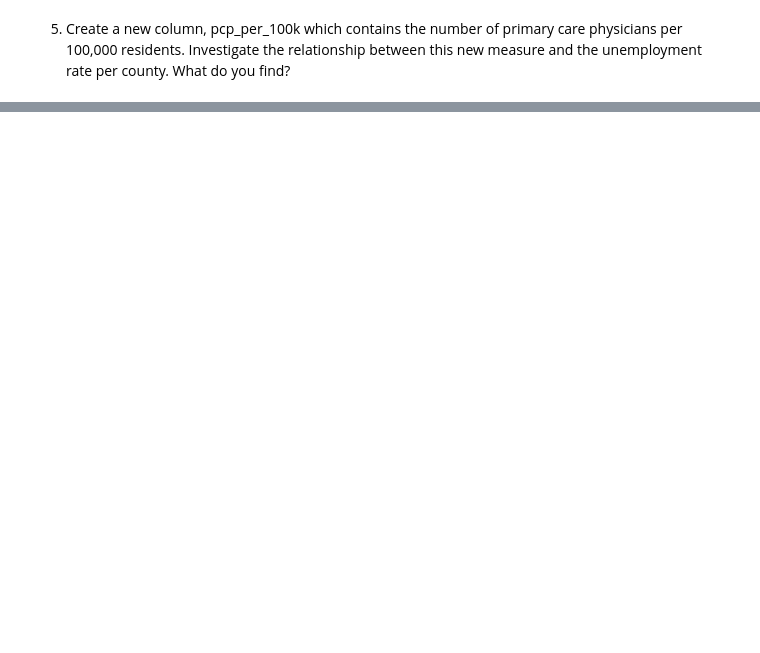
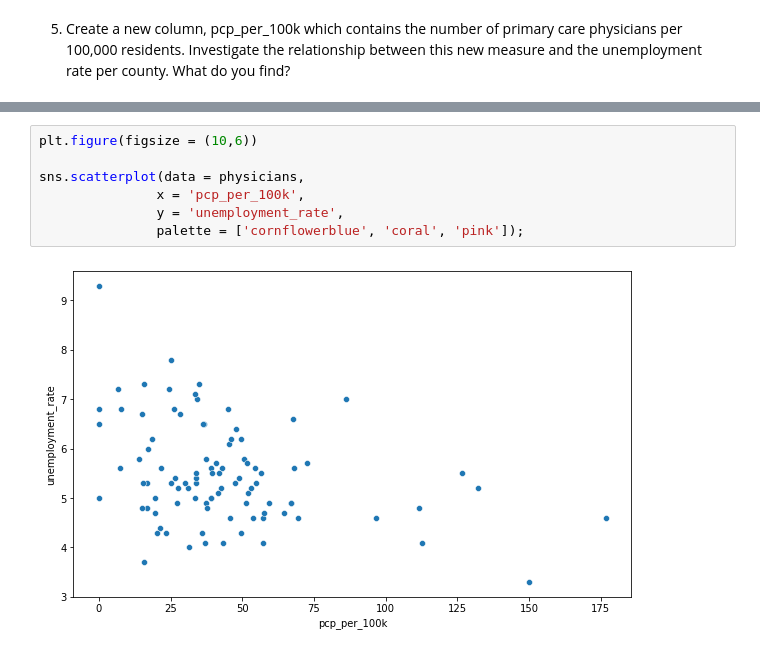
Before and after one commit to zachryje/data-science-essentials-4, a Jupyter notebook: notebooks/week_three_coding_tasks.ipynb, the cells around one changed output, grey strips where cells are left out. Drawn from its saved outputs; the diff is of its cells as text; blank space fills up the shorter version.

```diff
--- a/notebooks/week_three_coding_tasks.ipynb
+++ b/notebooks/week_three_coding_tasks.ipynb
@@ -116,0 +153,9 @@ Name: pcp_per_100k, Length: 633, dtype: float64
+# %%
+plt.figure(figsize = (10,6))
+
+sns.scatterplot(data = physicians,
+               x = 'pcp_per_100k',
+               y = 'unemployment_rate',
+               palette = ['cornflowerblue', 'coral', 'pink']);
+# %% [output]
+[figure, added]
```
Also changed, not shown: parts of 17 cells of this notebook.
